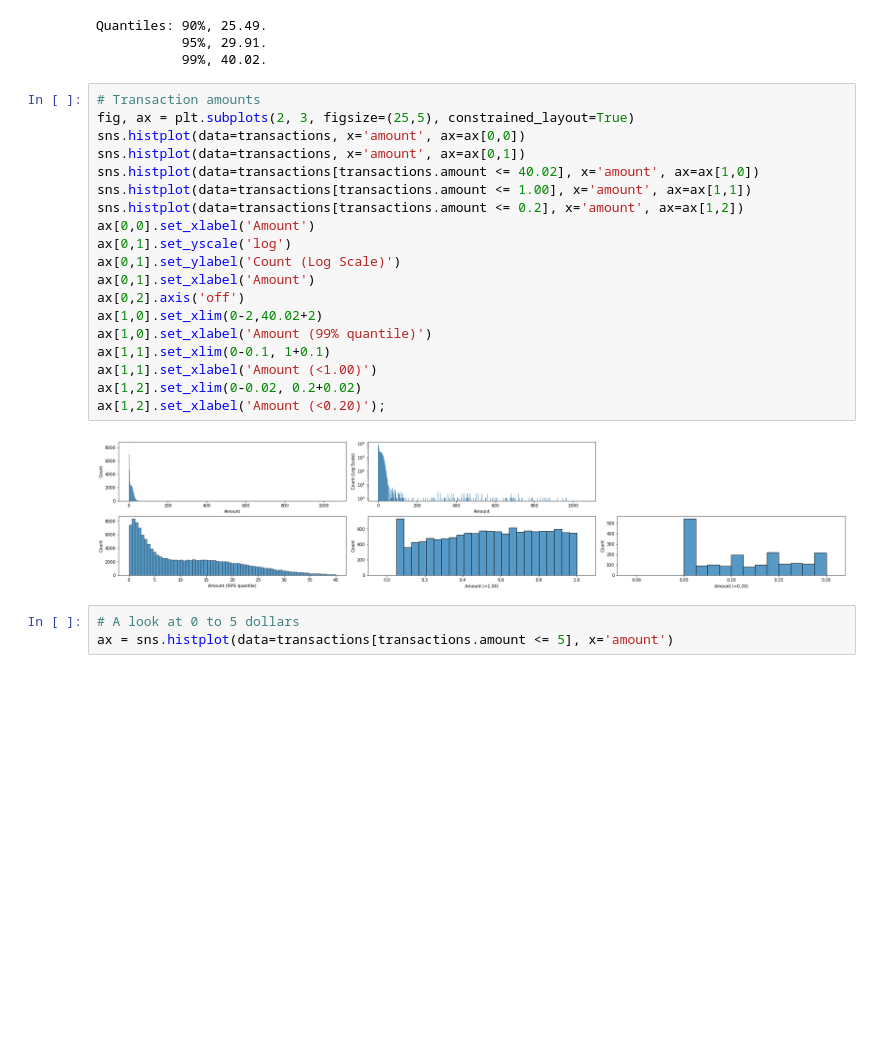
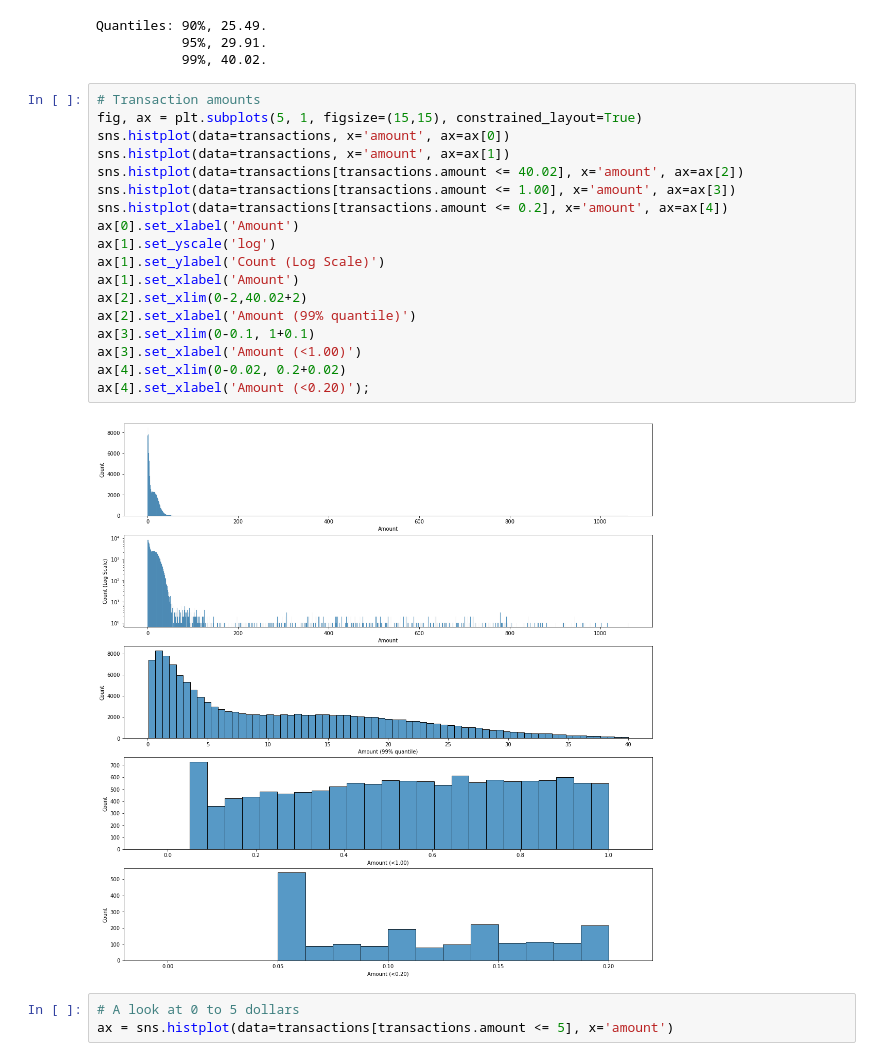
Before and after one commit to andrewKOwong/dsnd-starbucks, a Jupyter notebook: notebook-EDA.ipynb, the cells around one changed output. Drawn from its saved outputs; the diff is of its cells as text; blank space fills up the shorter version.

Commit message:
Update EDA for blog post figures.

```diff
--- a/notebook-EDA.ipynb
+++ b/notebook-EDA.ipynb
@@ -242,25 +244,24 @@ Quantiles: 90%, 25.49.
            99%, 40.02.
 # %%
 # Transaction amounts
-fig, ax = plt.subplots(2, 3, figsize=(25,5), constrained_layout=True)
-sns.histplot(data=transactions, x='amount', ax=ax[0,0])
-sns.histplot(data=transactions, x='amount', ax=ax[0,1])
-sns.histplot(data=transactions[transactions.amount <= 40.02], x='amount', ax=ax[1,0])
-sns.histplot(data=transactions[transactions.amount <= 1.00], x='amount', ax=ax[1,1])
-sns.histplot(data=transactions[transactions.amount <= 0.2], x='amount', ax=ax[1,2])
-ax[0,0].set_xlabel('Amount')
-ax[0,1].set_yscale('log')
-ax[0,1].set_ylabel('Count (Log Scale)')
-ax[0,1].set_xlabel('Amount')
-ax[0,2].axis('off')
-ax[1,0].set_xlim(0-2,40.02+2)
-ax[1,0].set_xlabel('Amount (99% quantile)')
-ax[1,1].set_xlim(0-0.1, 1+0.1)
-ax[1,1].set_xlabel('Amount (<1.00)')
-ax[1,2].set_xlim(0-0.02, 0.2+0.02)
-ax[1,2].set_xlabel('Amount (<0.20)');
+fig, ax = plt.subplots(5, 1, figsize=(15,15), constrained_layout=True)
+sns.histplot(data=transactions, x='amount', ax=ax[0])
+sns.histplot(data=transactions, x='amount', ax=ax[1])
+sns.histplot(data=transactions[transactions.amount <= 40.02], x='amount', ax=ax[2])
+sns.histplot(data=transactions[transactions.amount <= 1.00], x='amount', ax=ax[3])
+sns.histplot(data=transactions[transactions.amount <= 0.2], x='amount', ax=ax[4])
+ax[0].set_xlabel('Amount')
+ax[1].set_yscale('log')
+ax[1].set_ylabel('Count (Log Scale)')
+ax[1].set_xlabel('Amount')
+ax[2].set_xlim(0-2,40.02+2)
+ax[2].set_xlabel('Amount (99% quantile)')
+ax[3].set_xlim(0-0.1, 1+0.1)
+ax[3].set_xlabel('Amount (<1.00)')
+ax[4].set_xlim(0-0.02, 0.2+0.02)
+ax[4].set_xlabel('Amount (<0.20)');
 # %% [output]
-[figure, old version]
+[figure, new version]
 # %%
 # A look at 0 to 5 dollars
 ax = sns.histplot(data=transactions[transactions.amount <= 5], x='amount')
```
Also changed, not shown: parts of 18 cells of this notebook.
